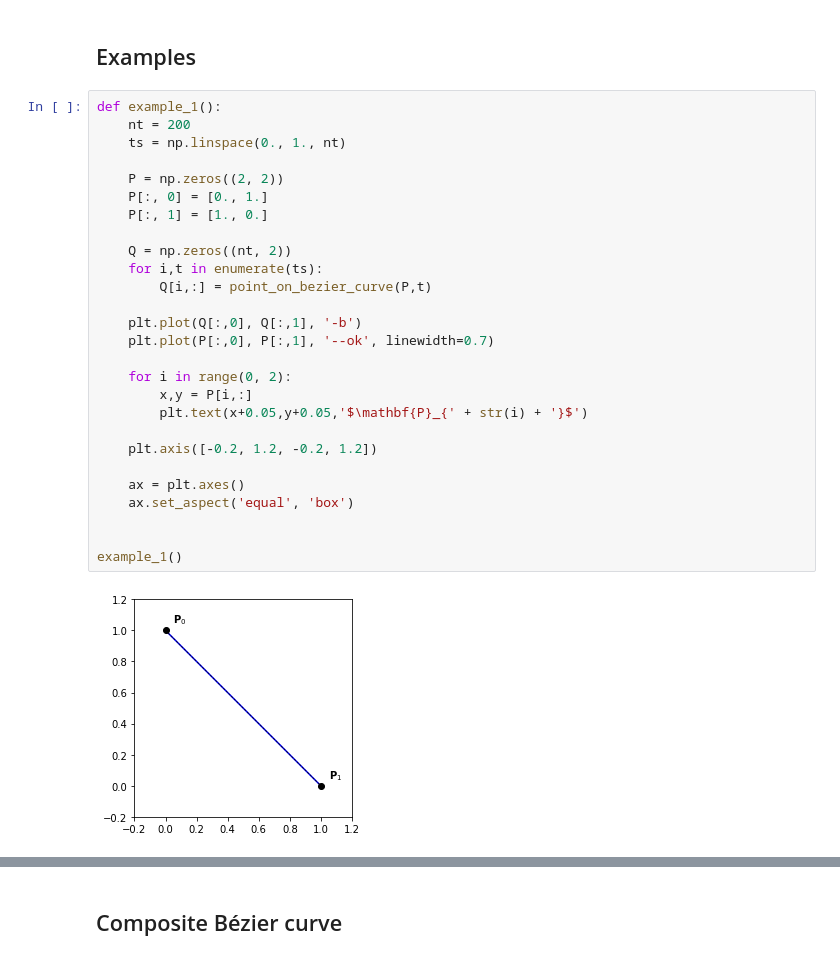
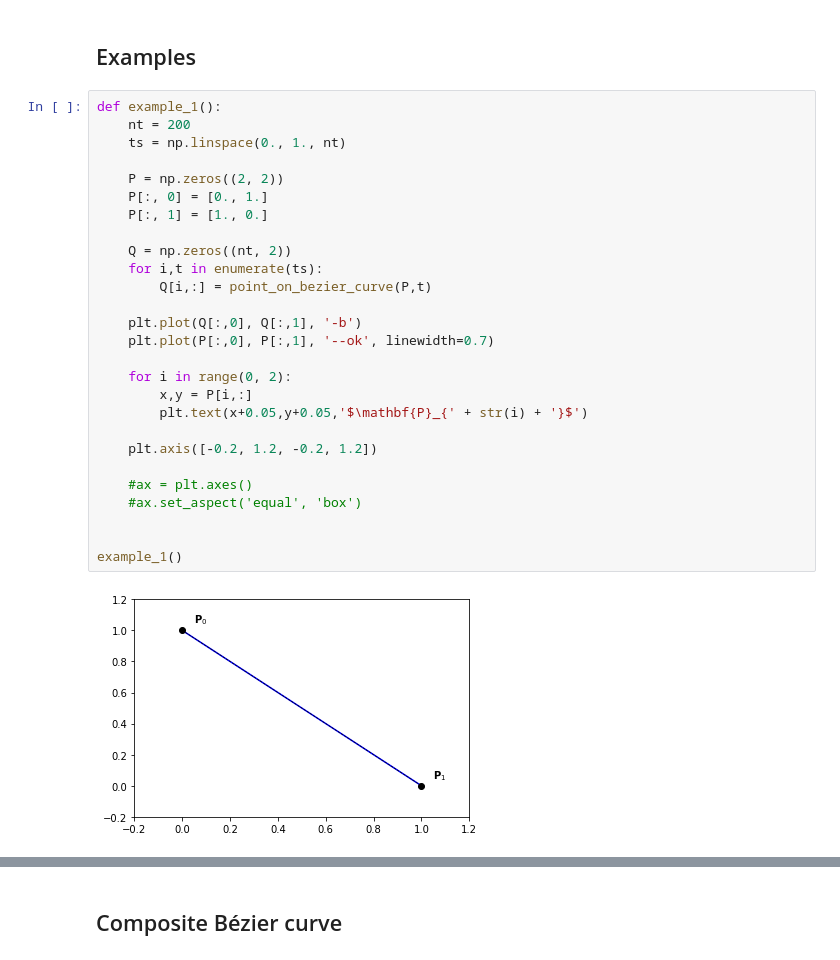
Before and after one commit to ratnania/MA5938, a Jupyter notebook: cad/Bezier_curves.ipynb, the cells around one changed output, grey strips where cells are left out. Drawn from its saved outputs; the diff is of its cells as text.

```diff
--- a/cad/Bezier_curves.ipynb
+++ b/cad/Bezier_curves.ipynb
@@ -75,32 +75,32 @@ def decasteljau(P, x):
 # %%
 def example_1():
     nt = 200
     ts = np.linspace(0., 1., nt)
 
     P = np.zeros((2, 2))
     P[:, 0] = [0., 1.]
     P[:, 1] = [1., 0.]
 
     Q = np.zeros((nt, 2))
     for i,t in enumerate(ts):
         Q[i,:] = point_on_bezier_curve(P,t)
 
     plt.plot(Q[:,0], Q[:,1], '-b')
     plt.plot(P[:,0], P[:,1], '--ok', linewidth=0.7)
 
     for i in range(0, 2):
         x,y = P[i,:]
         plt.text(x+0.05,y+0.05,'$\mathbf{P}_{' + str(i) + '}$')
 
     plt.axis([-0.2, 1.2, -0.2, 1.2])
 
-    ax = plt.axes()
-    ax.set_aspect('equal', 'box')
+    #ax = plt.axes()
+    #ax.set_aspect('equal', 'box')
 
 
 example_1()
 # %% [output]
-[figure, old version]
+[figure, new version]
 # %%
 def example_2():
     nt = 200
```
Also changed, not shown: parts of 6 cells of this notebook, 1 other file.
